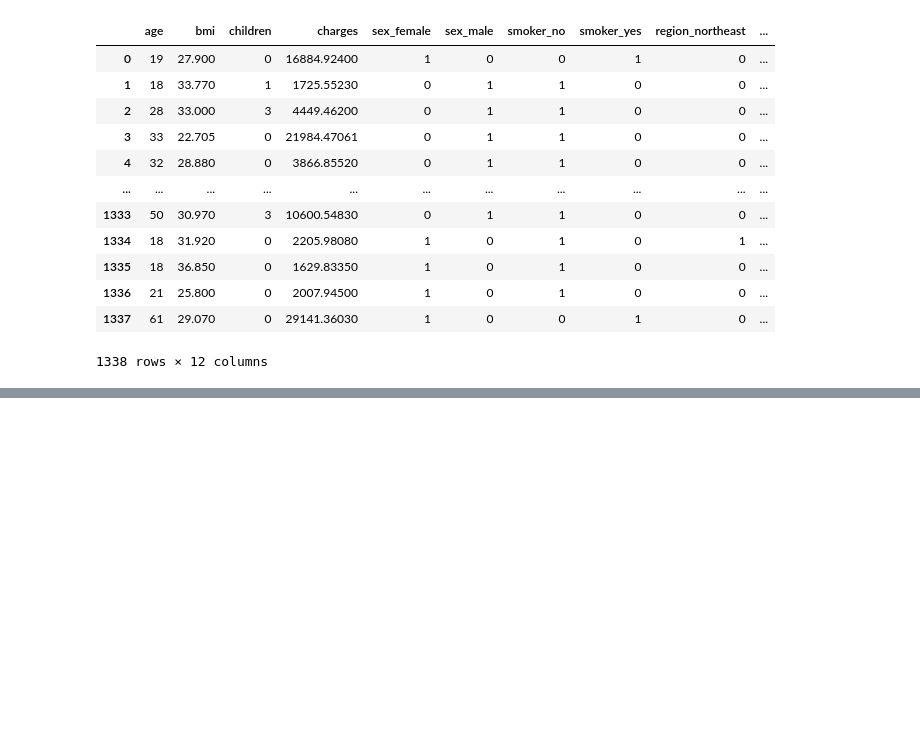
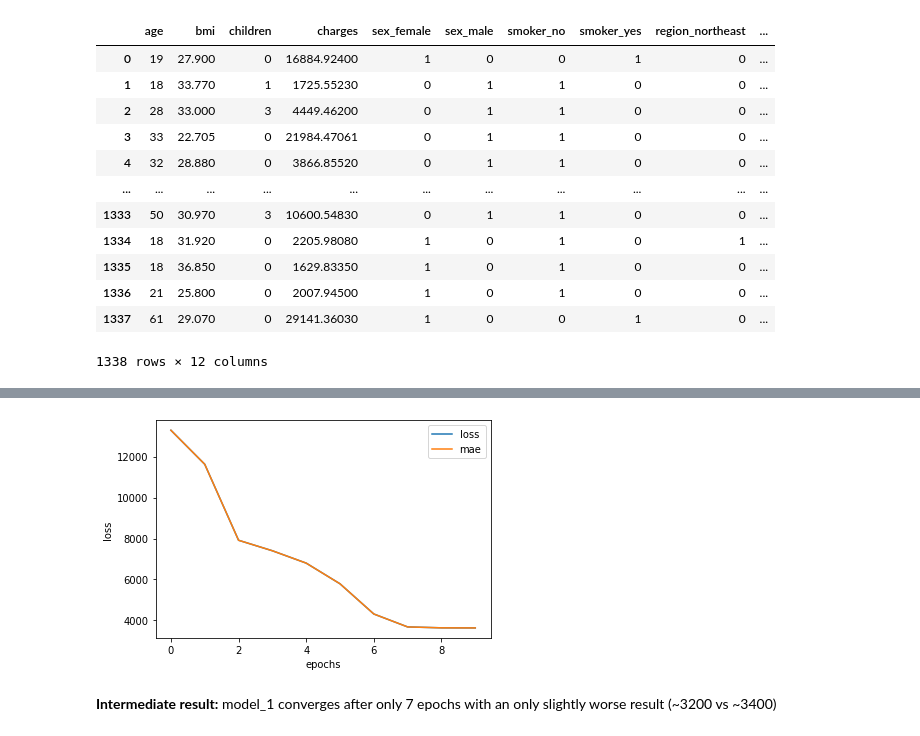
Before and after one commit to pkro/tensorflow_cert_training, a Jupyter notebook: notebooks/01c_challenges_and_extra_curriculum.ipynb, the cells around one changed output, grey strips where cells are left out. Cells and saved outputs as stored; diff of their text form; code cells hidden in the pictures; blank space fills up the shorter version.

```diff
--- a/notebooks/01c_challenges_and_extra_curriculum.ipynb
+++ b/notebooks/01c_challenges_and_extra_curriculum.ipynb
@@ -141,12 +151,14 @@ X = insurance.drop("charges", axis=1)
 y = insurance['charges']
 
 from sklearn.model_selection import train_test_split
-X_train, y_train, X_test, y_test = train_test_split(X, y, test_size=0.2, random_state=42, shuffle=True)
+X_train, X_test, y_train, y_test = train_test_split(X, y, test_size=0.2, random_state=42, shuffle=True)
 # %%
 # scale / normalize data
 from sklearn.preprocessing import MinMaxScaler
 from sklearn.compose import make_column_transformer
-ct = make_column_transformer((MinMaxScaler(), ['age', 'children', 'bmi']))
+ct = make_column_transformer(
+    (MinMaxScaler(), ["age", "bmi", "children"])
+, remainder='passthrough')
 
 ct.fit(X_train)
 # %% [output]
@@ -154,0 +168,3 @@ ColumnTransformer(transformers=[('minmaxscaler', MinMaxScaler(),
+# %%
+X_train_normal = ct.transform(X_train)
+X_test_normal = ct.transform(X_test)
@@ -154,0 +188,13 @@ ColumnTransformer(transformers=[('minmaxscaler', MinMaxScaler(),
+# %%
+model_1 = tf.keras.models.Sequential([
+    tf.keras.layers.Dense(10),
+    tf.keras.layers.Dense(10),
+    tf.keras.layers.Dense(10),
+    tf.keras.layers.Dense(1),
+], name="model_1_4x10layers")
+
+model_1.compile(optimizer=tf.keras.optimizers.Adam(learning_rate=0.01),
+                loss="mae",
+                metrics=["mae"])
+
+history_1 = model_1.fit(X_train_normal, y_train, epochs=10)
@@ -154,0 +247,6 @@ ColumnTransformer(transformers=[('minmaxscaler', MinMaxScaler(),
+# %%
+plot_history(history_1)
+# %% [output]
+[figure, added]
+# %% [markdown]
+**Intermediate result:** model_1 converges after only 7 epochs with an only slightly worse result (~3200 vs ~3400)
```
Also changed, not shown: parts of 17 cells of this notebook.
